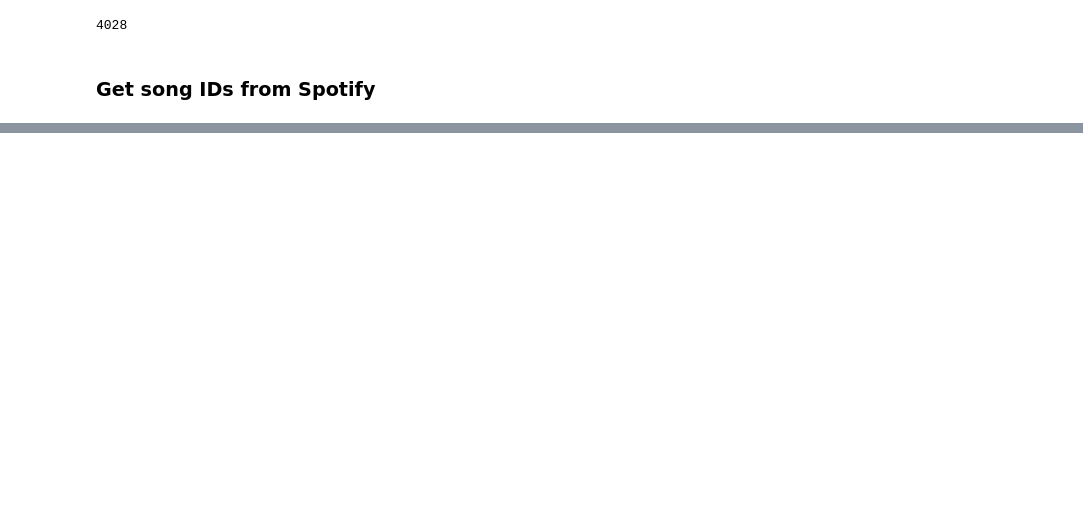
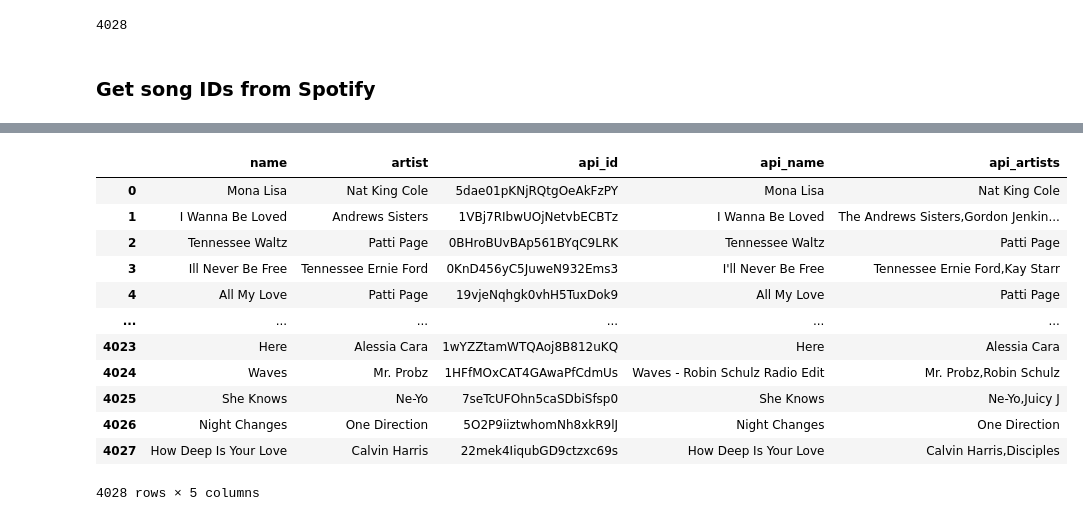
Before and after one commit to limagbz/top_billboard_songs_spotify, a Jupyter notebook: 1 - Data Acquisition.ipynb, the cells around one changed output, grey strips where cells are left out. Saved outputs shown, nothing was run; the diff lists cells and outputs as text; code cells hidden in the pictures; blank space fills up the shorter version.

```diff
--- a/1 - Data Acquisition.ipynb
+++ b/1 - Data Acquisition.ipynb
@@ -119,0 +247,16 @@ teste
+# %%
+spotify_ids_df
+# %% [output]
+|  | name | artist | api_id | api_name | api_artists |
+| 0 | Mona Lisa | Nat King Cole | 5dae01pKNjRQtgOeAkFzPY | Mona Lisa | Nat King Cole |
+| 1 | I Wanna Be Loved | Andrews Sisters | 1VBj7RIbwUOjNetvbECBTz | I Wanna Be Loved | The Andrews Sisters,Gordon Jenkin... |
+| 2 | Tennessee Waltz | Patti Page | 0BHroBUvBAp561BYqC9LRK | Tennessee Waltz | Patti Page |
+| 3 | Ill Never Be Free | Tennessee Ernie Ford | 0KnD456yC5JuweN932Ems3 | I'll Never Be Free | Tennessee Ernie Ford,Kay Starr |
+| 4 | All My Love | Patti Page | 19vjeNqhgk0vhH5TuxDok9 | All My Love | Patti Page |
+| ... | ... | ... | ... | ... | ... |
+| 4023 | Here | Alessia Cara | 1wYZZtamWTQAoj8B812uKQ | Here | Alessia Cara |
+| 4024 | Waves | Mr. Probz | 1HFfMOxCAT4GAwaPfCdmUs | Waves - Robin Schulz Radio Edit | Mr. Probz,Robin Schulz |
+| 4025 | She Knows | Ne-Yo | 7seTcUFOhn5caSDbiSfsp0 | She Knows | Ne-Yo,Juicy J |
+| 4026 | Night Changes | One Direction | 5O2P9iiztwhomNh8xkR9lJ | Night Changes | One Direction |
+| 4027 | How Deep Is Your Love | Calvin Harris | 22mek4IiqubGD9ctzxc69s | How Deep Is Your Love | Calvin Harris,Disciples |
+4028 rows × 5 columns
```
Also changed, not shown: parts of 29 cells of this notebook, 6 other files.
